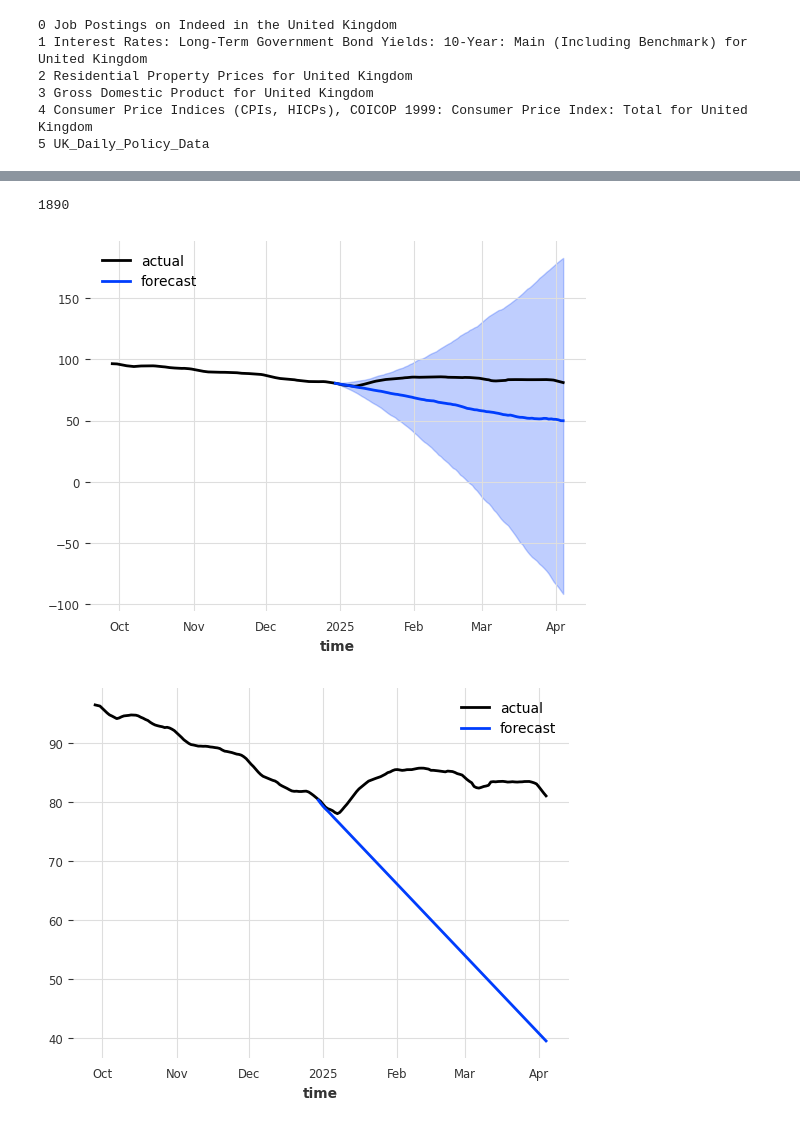
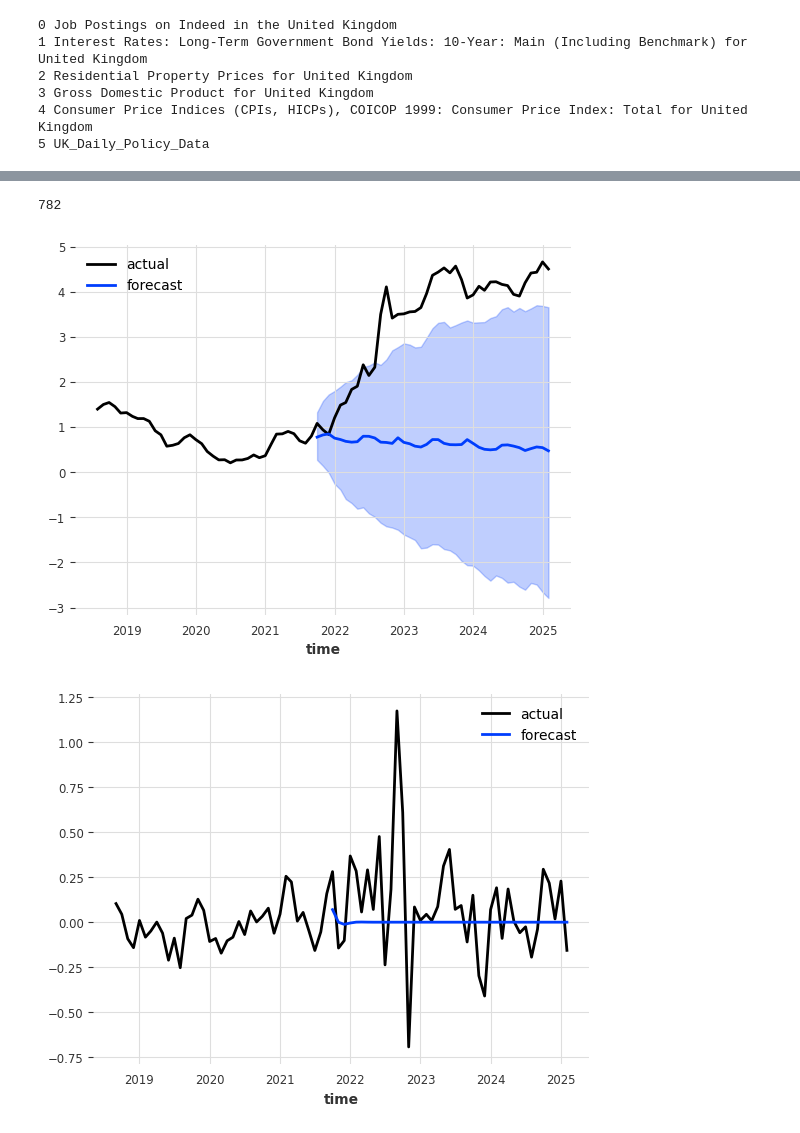
Before and after one commit to GothamAnalytics-7/ASTP, a Jupyter notebook: notebooks/ASTP_Parte2_ClassicModels.ipynb, the cells around one changed output, grey strips where cells are left out. Saved outputs shown, nothing was run; the diff lists cells and outputs as text; code cells hidden in the pictures.

```diff
--- a/notebooks/ASTP_Parte2_ClassicModels.ipynb
+++ b/notebooks/ASTP_Parte2_ClassicModels.ipynb
@@ -77,4 +78,4 @@ print(str(len(data_ts) - 1) + " " + "UK_Daily_Policy_Data")
 4 Consumer Price Indices (CPIs, HICPs), COICOP 1999: Consumer Price Index: Total for United Kingdom
 5 UK_Daily_Policy_Data
 # %%
-series = data_ts[0]
+series = data_ts[1]
@@ -92,27 +98,27 @@ prediction = model.predict(len(val), num_samples=1000)
 # %%
 len(series)
 # %% [output]
-1890
+782
 # %%
 series.drop_before(visualizing).plot(label="actual")  # plot only last 5% of series
 prediction.plot(label="forecast", low_quantile=0.05, high_quantile=0.95)
 plt.legend()
 plt.show()
 # %% [output]
-[figure, old version]
+[figure, new version]
 # %%
 from darts.models import StatsForecastAutoARIMA
 
 model_aarima = StatsForecastAutoARIMA()
-model_aarima.fit(train)
+model_aarima.fit(train.diff())
 prediction_aarima = model_aarima.predict(len(val))
 # %%
-series.drop_before(visualizing).plot(label="actual")  # plot only last 5% of series
+series.drop_before(visualizing).diff().plot(label="actual")  # plot only last 5% of series
 prediction_aarima.plot(label="forecast", low_quantile=0.05, high_quantile=0.95)
 plt.legend()
 plt.show()
 # %% [output]
-[figure, old version]
+[figure, new version]
 # %%
 horizon = 1
 points_to_test = 100
```
Also changed, not shown: parts of 6 cells of this notebook, 3 other files.
